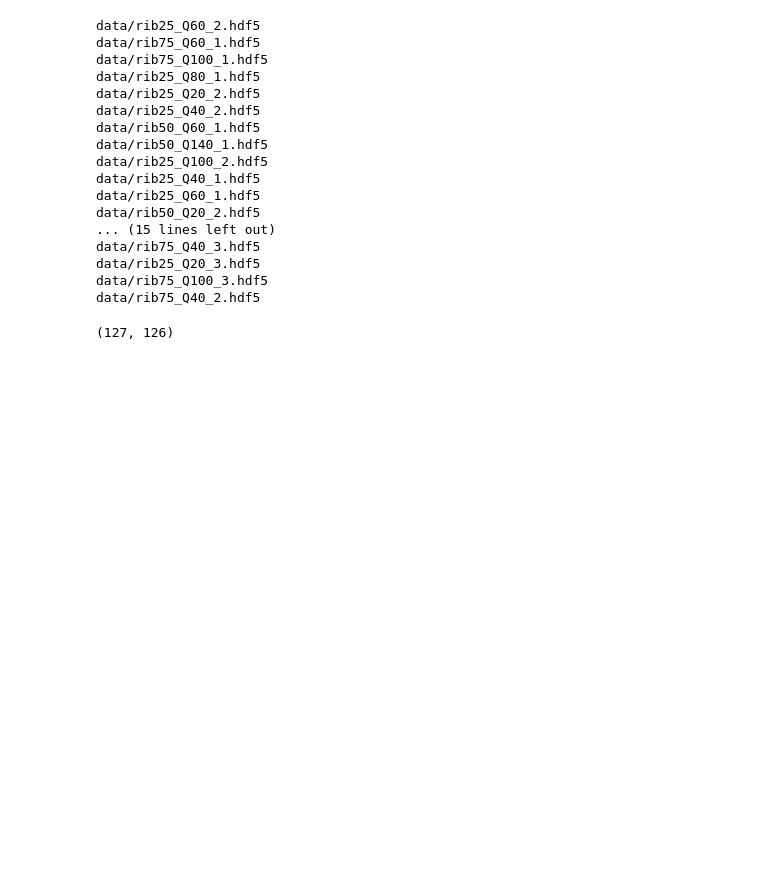
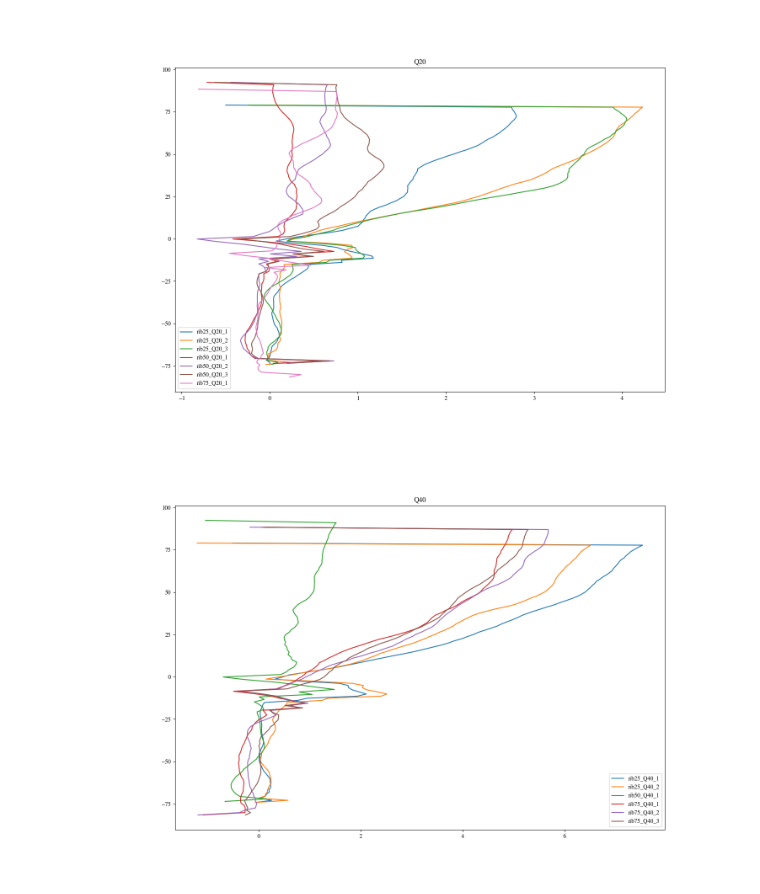
Before and after one commit to Havrevoll/Ribber, a Jupyter notebook: vertikalplotting.ipynb, the cells around one changed output. Cells and saved outputs as stored; diff of their text form; code cells hidden in the pictures; blank space fills up the shorter version.

```diff
--- a/vertikalplotting.ipynb
+++ b/vertikalplotting.ipynb
@@ -76,27 +0,0 @@ def get_mean(dataset):
-# %%
-for case in Path("data/").glob("rib*[1-3].hdf5"):
-    print(case)
-# %% [output]
-data/rib25_Q60_2.hdf5
-data/rib75_Q60_1.hdf5
-data/rib75_Q100_1.hdf5
-data/rib25_Q80_1.hdf5
-data/rib25_Q20_2.hdf5
-data/rib25_Q40_2.hdf5
-data/rib50_Q60_1.hdf5
-data/rib50_Q140_1.hdf5
-data/rib25_Q100_2.hdf5
-data/rib25_Q40_1.hdf5
-data/rib25_Q60_1.hdf5
-data/rib50_Q20_2.hdf5
-... (15 lines left out)
-data/rib75_Q40_3.hdf5
-data/rib25_Q20_3.hdf5
-data/rib75_Q100_3.hdf5
-data/rib75_Q40_2.hdf5
-# %%
-_,v_bar = get_mean("data/rib50_Q40_1.hdf5")
-# %%
-v_bar.shape
-# %% [output]
-(127, 126)
@@ -104,0 +9,29 @@ v_bar_utval = v_bar[:,38:107]
+# %%
+vert = []
+for case in sorted(Path("data/").glob("rib*[1-3].hdf5")):
+    with h5py.File(case, 'r') as f:
+        Vmx = np.asarray(f['Vmx'])
+        (I,J) = f.attrs['I'], f.attrs['J']
+        y = np.asarray(f['y'])
+        L = f.attrs['L']
+        Q = f.attrs['Q']
+    y_reshape = y.reshape((J,I))
+    v_bar = np.nanmean(Vmx,0).reshape((J,I))
+    if L == 50:
+        v_bar_utval = v_bar[:,38:107]
+    elif L==75:
+        v_bar_utval = v_bar[:,11:100]
+    else:
+        v_bar_utval = v_bar[:,40:100]
+    vert.append(dict(Q=Q, L=L, v = np.nanmean(v_bar_utval,axis=1), y = y_reshape[:,0], filename = case.stem))
+# %%
+for flow in [20,40,60,80,100]:
+    fig,ax = plt.subplots(figsize=(15,10))
+    for f in vert:
+        if f['Q'] == flow:
+            ax.plot(f['v'],f['y'],label=f['filename'])
+            ax.set_title(f"Q{f['Q']}")
+    ax.legend()
+# %% [output]
+[figure, added]
+[figure, added]
```
Also changed, not shown: parts of 5 cells of this notebook, 8 other files.
